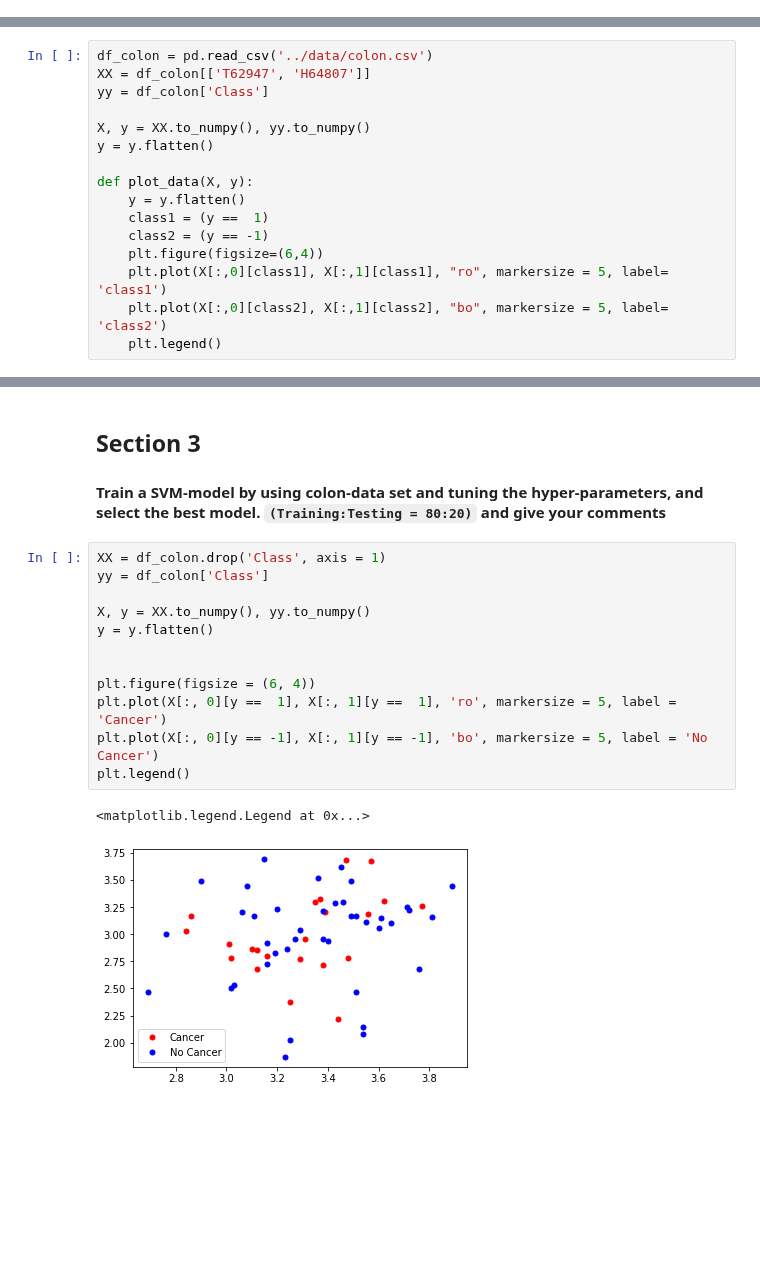
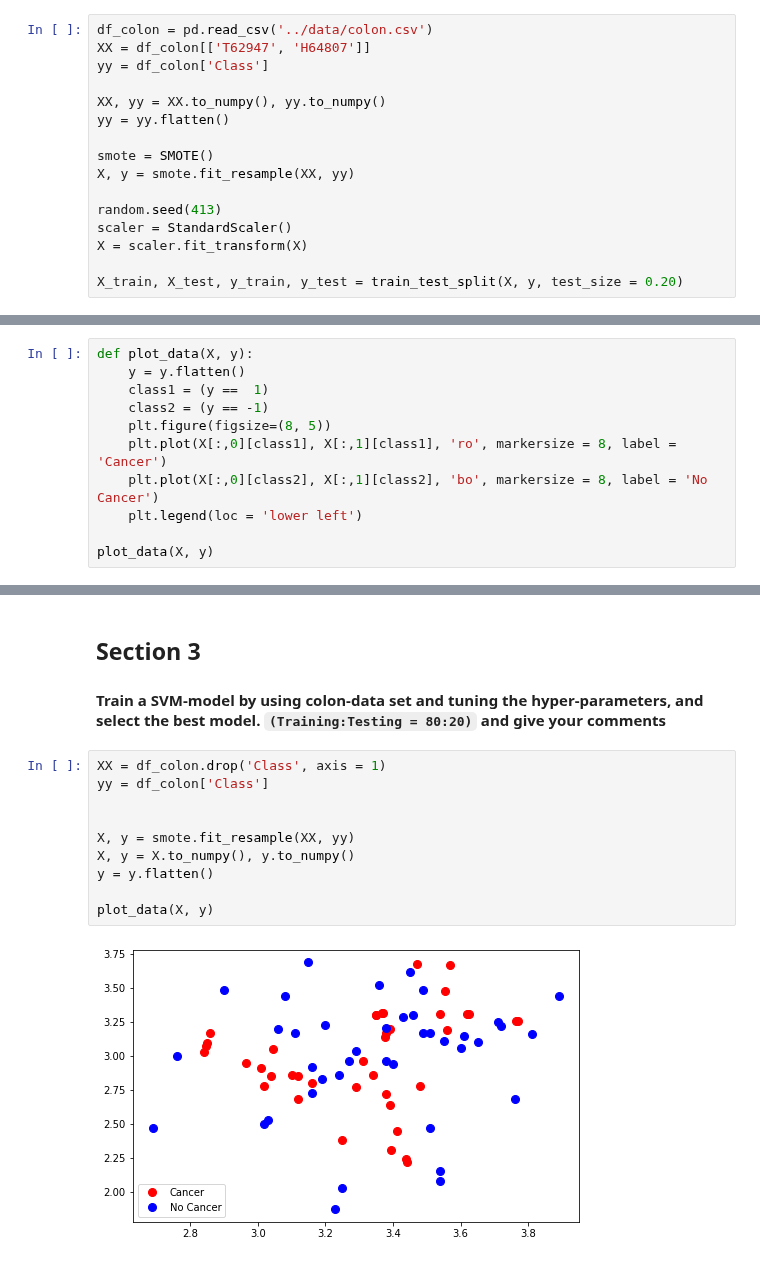
Before and after one commit to rrwabina/RADI608, a Jupyter notebook: Python Lectures/04 SVM/scripts/assignment.ipynb, the cells around one changed output, grey strips where cells are left out. Cells and saved outputs as stored; diff of their text form; blank space fills up the shorter version.

```diff
--- a/Python Lectures/04 SVM/scripts/assignment.ipynb
+++ b/Python Lectures/04 SVM/scripts/assignment.ipynb
@@ -17,0 +28,16 @@ In this section, we only used two features called <code>T62947</code> and <code>
+# %%
+df_colon = pd.read_csv('../data/colon.csv')
+XX = df_colon[['T62947', 'H64807']]
+yy = df_colon['Class']
+
+XX, yy = XX.to_numpy(), yy.to_numpy()
+yy = yy.flatten()
+
+smote = SMOTE()
+X, y = smote.fit_resample(XX, yy)
+
+random.seed(413)
+scaler = StandardScaler()
+X = scaler.fit_transform(X)
+
+X_train, X_test, y_train, y_test = train_test_split(X, y, test_size = 0.20)
@@ -18,16 +62,11 @@ In this section, we only used two features called <code>T62947</code> and <code>
 # %%
-df_colon = pd.read_csv('../data/colon.csv')
-XX = df_colon[['T62947', 'H64807']]
-yy = df_colon['Class']
-
-X, y = XX.to_numpy(), yy.to_numpy()
-y = y.flatten()
-
 def plot_data(X, y):
     y = y.flatten()
     class1 = (y ==  1)
     class2 = (y == -1)
-    plt.figure(figsize=(6,4))
-    plt.plot(X[:,0][class1], X[:,1][class1], "ro", markersize = 5, label= 'class1')
-    plt.plot(X[:,0][class2], X[:,1][class2], "bo", markersize = 5, label= 'class2')
-    plt.legend()
+    plt.figure(figsize=(8, 5))
+    plt.plot(X[:,0][class1], X[:,1][class1], 'ro', markersize = 8, label = 'Cancer')
+    plt.plot(X[:,0][class2], X[:,1][class2], 'bo', markersize = 8, label = 'No Cancer')
+    plt.legend(loc = 'lower left')
+
+plot_data(X, y)
@@ -102,18 +140,15 @@ y_pred = svclassifier.predict(X_test)
 # %%
 XX = df_colon.drop('Class', axis = 1)
 yy = df_colon['Class']
 
-X, y = XX.to_numpy(), yy.to_numpy()
+
+X, y = smote.fit_resample(XX, yy)
+X, y = X.to_numpy(), y.to_numpy()
 y = y.flatten()
 
-
-plt.figure(figsize = (6, 4))
-plt.plot(X[:, 0][y ==  1], X[:, 1][y ==  1], 'ro', markersize = 5, label = 'Cancer')
-plt.plot(X[:, 0][y == -1], X[:, 1][y == -1], 'bo', markersize = 5, label = 'No Cancer')
-plt.legend()
+plot_data(X, y)
 # %% [output]
-<matplotlib.legend.Legend at 0x...>
-[figure, old version]
+[figure, new version]
 # %%
 random.seed(413)
 X = scaler.fit_transform(X)
```
Also changed, not shown: parts of 22 cells of this notebook.
